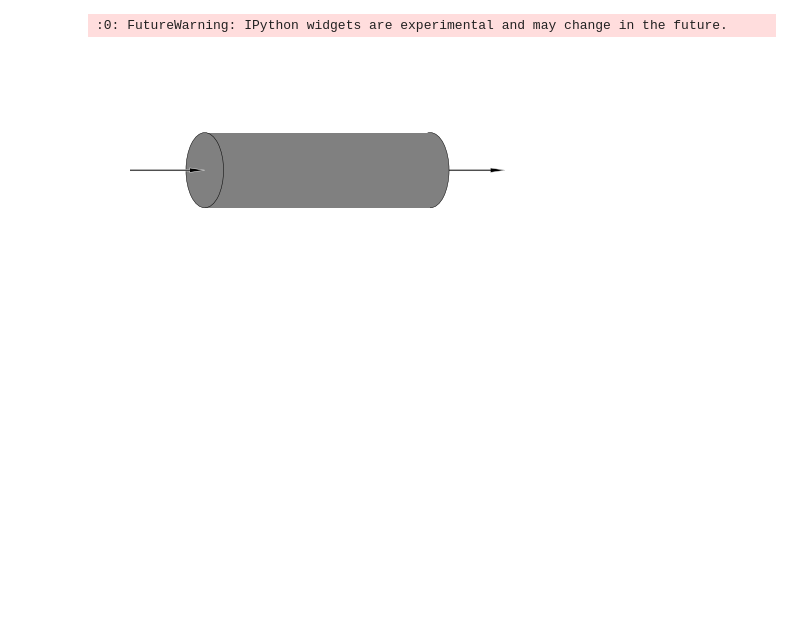
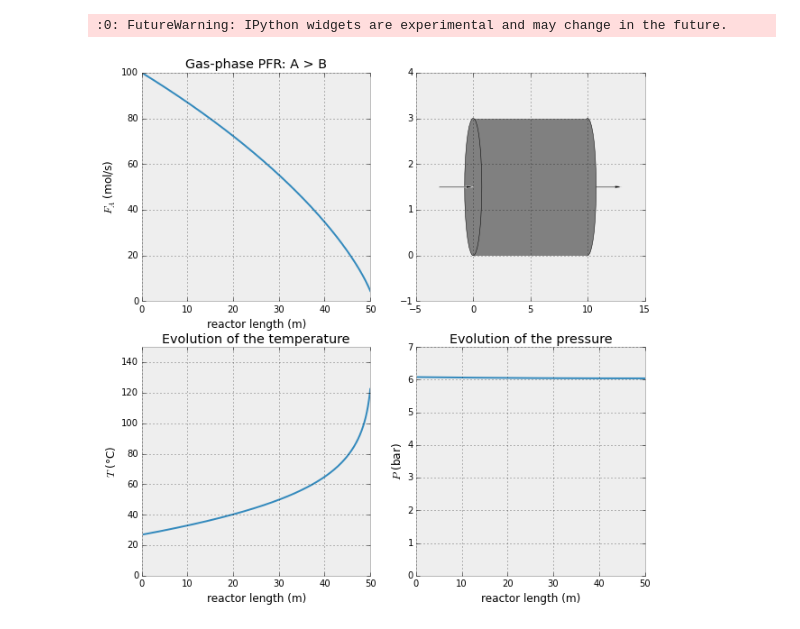
Before and after one commit to CAChemE/learn, a Jupyter notebook: Plug-Flow-Reactor/diameter-effect-on-PFR.ipynb, the cells around one changed output. Saved outputs shown, nothing was run; the diff lists cells and outputs as text; code cells hidden in the pictures; blank space fills up the shorter version.

```diff
--- a/Plug-Flow-Reactor/diameter-effect-on-PFR.ipynb
+++ b/Plug-Flow-Reactor/diameter-effect-on-PFR.ipynb
@@ -313,73 +314,2 @@ from IPython.html.widgets import interact, interactive, fixed
 # %% [output]
 :0: FutureWarning: IPython widgets are experimental and may change in the future.
-# %%
-"""
-Plug flow reactor plot with Python
-
-This example displays a simple representation of a plug flow reactor (PFR)
-by means of matplotlib API. A full list of artists and the documentation is
-available at http://matplotlib.org/api/artist_api.html.
-
-Copyright (c) 2015, Francisco J. Navarro-Brull
-                    http://CAChemE.org
-MIT License
-
-More Chemical Engineering examples can be found here:
-https://github.com/cacheme/learn
-"""
-
-%matplotlib inline
-
-import numpy as np
-import matplotlib.pyplot as plt
-from matplotlib.patches import Ellipse, Rectangle, Arrow
-
-# In Python comments are indicated with "#"
-# Until now we have just imported the libraries to plot the PFR
-
-fig, axes = plt.subplots()
-
-reactor_length = 3    # [m]
-reactor_diameter = 1  # [m]
-
-arrow_lenght = 1  # [m]
-
-# Let's begin with the arrow representing the outlet
-arrow_outlet = Arrow(reactor_length, reactor_diameter/2,  # x, y (coordinates)
-                     arrow_lenght, 0, width=0.1,          # dx, dy
-                     facecolor="black")                   # color options
-axes.add_patch(arrow_outlet)  # adds the path to the plot
-
-# Now we create and plot elliplse representing the end of the cillinder
-ellipse_outlet = Ellipse((reactor_length,reactor_diameter/2),   # x, y (coordinates)
-                          reactor_diameter/2, reactor_diameter, # width, height
-                          facecolor="grey", edgecolor="black")  # color options
-axes.add_patch(ellipse_outlet)  # adds the patch to the plot
-
-# Create and plot the tube as rectangle
-rectangle = Rectangle((0, 0),                            # x, y (coordinates)
-                     reactor_length, reactor_diameter,   # width, height
-                     facecolor="grey", edgecolor="none") # color options
-axes.add_patch(rectangle)  # adds the patch to the plot
-
-# Again we create an ellipse but this time at the inlet
-ellipse_inlet = Ellipse((0,reactor_diameter/2),                # x, y (coordinates)
-                        reactor_diameter/2, reactor_diameter,  # width, height
-                        facecolor="grey", edgecolor="black")   # color options
-axes.add_patch(ellipse_inlet) # adds the patch to the plot
-
-# And finally the inlet arrow
-arrow_inlet = Arrow(-arrow_lenght, reactor_diameter/2,  # x, y (coordinates)
-                     arrow_lenght, 0, width=0.1,        # dx, dy
-                     facecolor="black")                 # color options
-axes.add_patch(arrow_inlet)  # adds the patch to the plot
-
-plt.axis('equal') # forces the same grid space between axes
-plt.axis('off')   # removes al the ticks and axes (comment this line to better understand the code above)
-
-# axes.set_xlim([-2,4])  # fixes the x axes
-# axes.set_ylim([-1,1])  # fixes the y axes
-
-plt.show()  # shows the figure
-# %% [output]
-[figure, removed]
@@ -385,0 +493,4 @@ plt.show()  # shows the figure
+# %%
+interactive_PFR(0.3)
+# %% [output]
+[figure, added]
```
Also changed, not shown: parts of 6 cells of this notebook.
